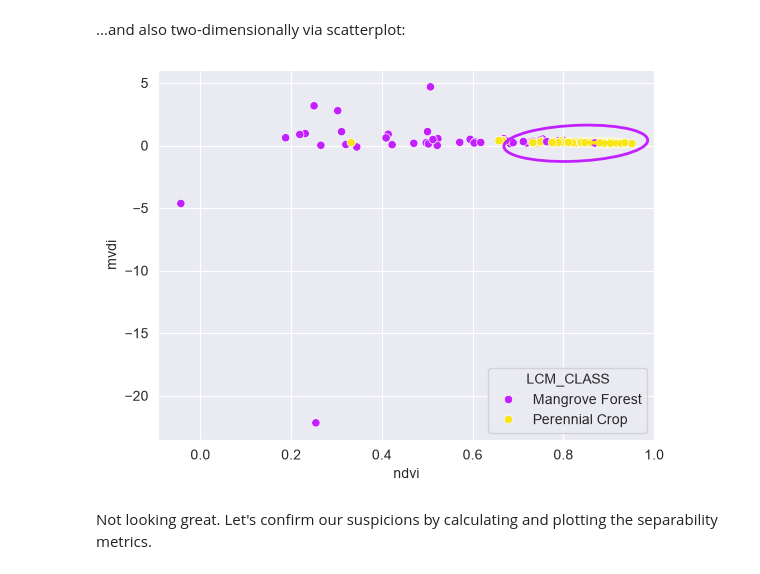
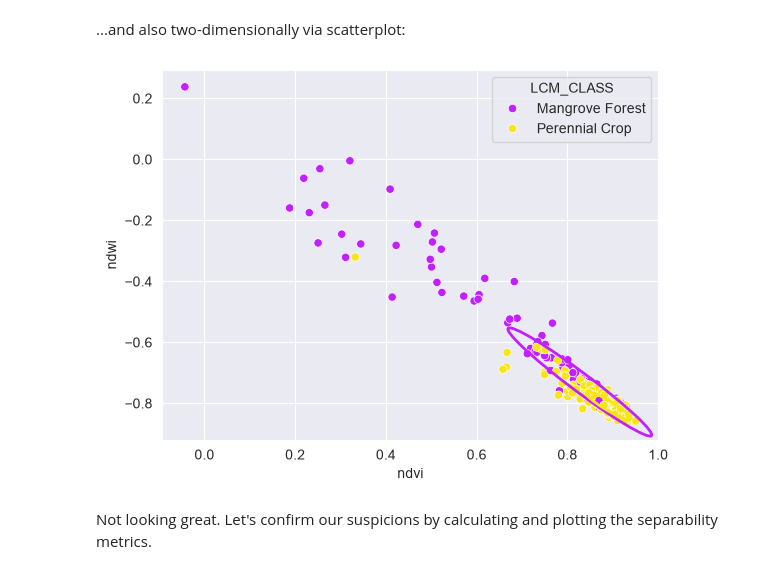
Before and after one commit to jeromemaiquez/gms-ir-mangrove-seagrass-surigao, a Jupyter notebook: main.ipynb, the cells around one changed output. Cells and saved outputs as stored; diff of their text form; code cells hidden in the pictures.

```diff
--- a/main.ipynb
+++ b/main.ipynb
@@ -228,16 +228,16 @@ plot.boxplot_bands(
 # %%
 ax = plot.scatterplot_bands(
     data=df_indices,
     band_x='ndvi',
-    band_y='mvdi',
+    band_y='ndwi',
     category_column='LCM_CLASS',
     cats_compared=vegetation_classes,
     n_std=1
 )
 
 # ax.set_ylim(-2,2)
 # %% [output]
-[figure, old version]
+[figure, new version]
 # %%
 # sns.displot(
 #     data=df_indices_melt[df_indices_melt['LCM_CLASS'].isin(vegetation_classes)],
```
Also changed, not shown: parts of 13 cells of this notebook.
